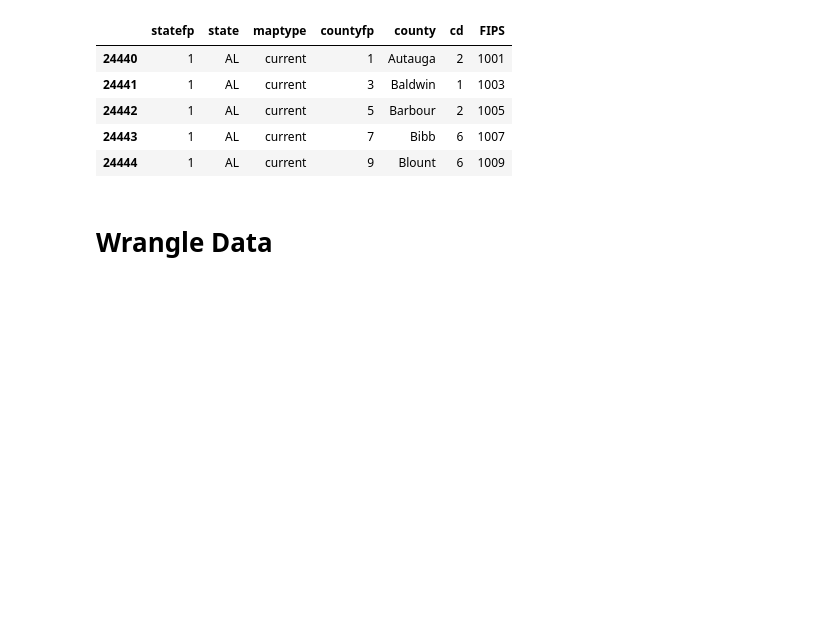
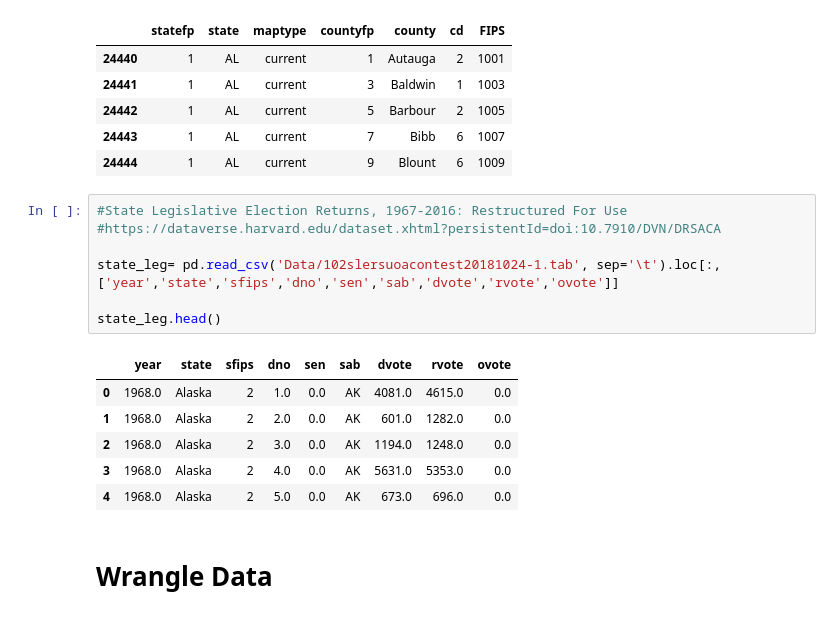
Before and after one commit to Nhorning/Congressional_Survival, a Jupyter notebook: historical_partisan_lean..ipynb, the cells around one changed output. Saved outputs shown, nothing was run; the diff lists cells and outputs as text; blank space fills up the shorter version.

```diff
--- a/historical_partisan_lean..ipynb
+++ b/historical_partisan_lean..ipynb
@@ -58,6 +64,20 @@ county_district.head()
 | 24442 | 1 | AL | current | 5 | Barbour | 2 | 1005 |
 | 24443 | 1 | AL | current | 7 | Bibb | 6 | 1007 |
 | 24444 | 1 | AL | current | 9 | Blount | 6 | 1009 |
+# %%
+#State Legislative Election Returns, 1967-2016: Restructured For Use
+#https://dataverse.harvard.edu/dataset.xhtml?persistentId=doi:10.7910/DVN/DRSACA
+
+state_leg= pd.read_csv('Data/102slersuoacontest20181024-1.tab', sep='\t').loc[:,['year','state','sfips','dno','sen','sab','dvote','rvote','ovote']]
+
+state_leg.head()
+# %% [output]
+|  | year | state | sfips | dno | sen | sab | dvote | rvote | ovote |
+| 0 | 1968.0 | Alaska | 2 | 1.0 | 0.0 | AK | 4081.0 | 4615.0 | 0.0 |
+| 1 | 1968.0 | Alaska | 2 | 2.0 | 0.0 | AK | 601.0 | 1282.0 | 0.0 |
+| 2 | 1968.0 | Alaska | 2 | 3.0 | 0.0 | AK | 1194.0 | 1248.0 | 0.0 |
+| 3 | 1968.0 | Alaska | 2 | 4.0 | 0.0 | AK | 5631.0 | 5353.0 | 0.0 |
+| 4 | 1968.0 | Alaska | 2 | 5.0 | 0.0 | AK | 673.0 | 696.0 | 0.0 |
 # %% [markdown]
 # Wrangle Data
 # %%
```
Also changed, not shown: parts of 5 cells of this notebook, 6 other files.
